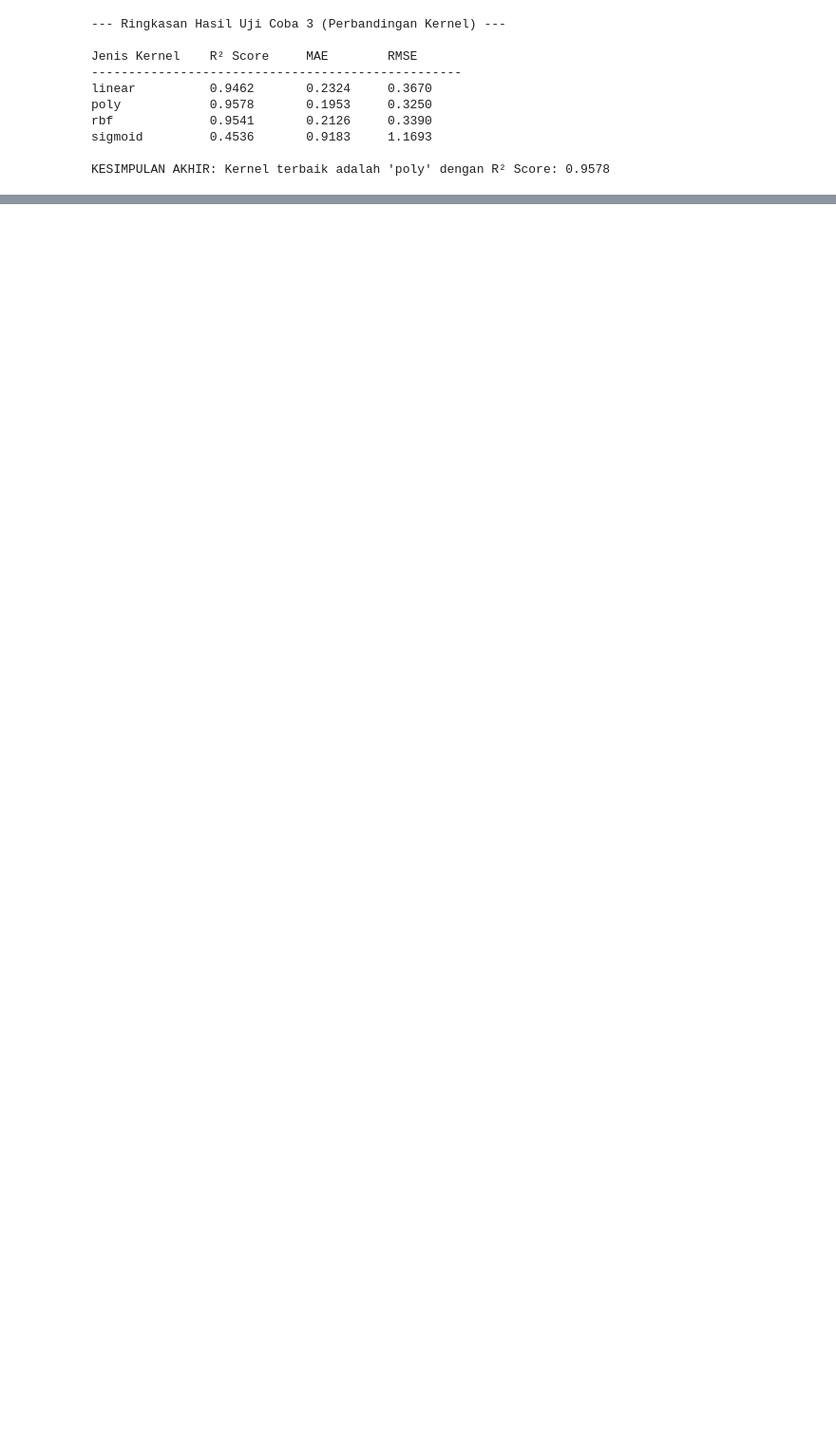
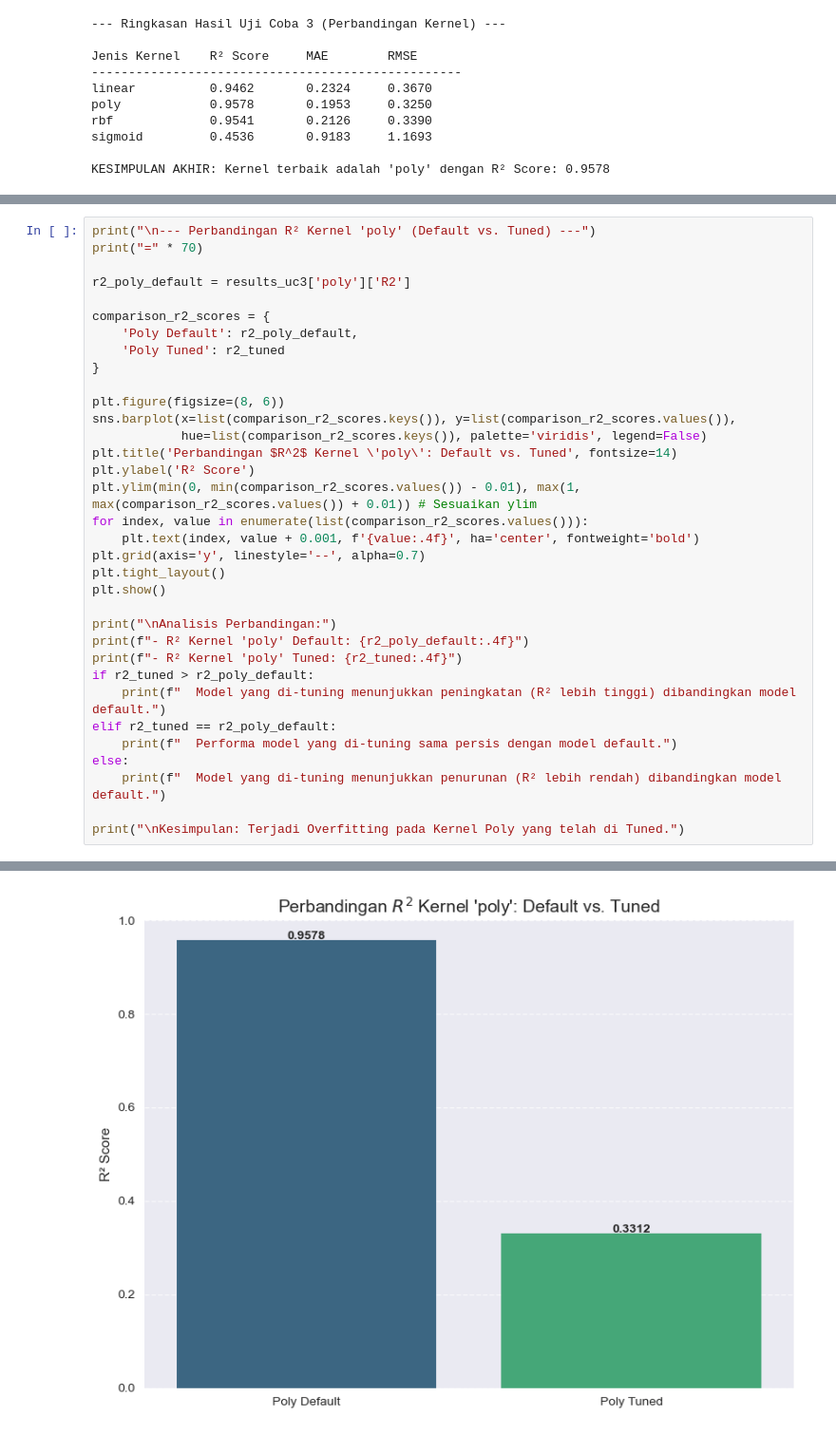
Before and after one commit to tsaqifimtinan/finalproject-kel-8-pm-d, a Jupyter notebook: svm/svm_analysis.ipynb, the cells around one changed output, grey strips where cells are left out. Shown at 95% size. Drawn from its saved outputs; the diff is of its cells as text; blank space fills up the shorter version.

```diff
--- a/svm/svm_analysis.ipynb
+++ b/svm/svm_analysis.ipynb
@@ -390,0 +484,35 @@ KESIMPULAN AKHIR: Kernel terbaik adalah 'poly' dengan R² Score: 0.9578
+# %%
+print("\n--- Perbandingan R² Kernel 'poly' (Default vs. Tuned) ---")
+print("=" * 70)
+
+r2_poly_default = results_uc3['poly']['R2']
+
+comparison_r2_scores = {
+    'Poly Default': r2_poly_default,
+    'Poly Tuned': r2_tuned
+}
+
+plt.figure(figsize=(8, 6))
+sns.barplot(x=list(comparison_r2_scores.keys()), y=list(comparison_r2_scores.values()),
+            hue=list(comparison_r2_scores.keys()), palette='viridis', legend=False)
+plt.title('Perbandingan $R^2$ Kernel \'poly\': Default vs. Tuned', fontsize=14)
+plt.ylabel('R² Score')
+plt.ylim(min(0, min(comparison_r2_scores.values()) - 0.01), max(1, max(comparison_r2_scores.values()) + 0.01)) # Sesuaikan ylim
+for index, value in enumerate(list(comparison_r2_scores.values())):
+    plt.text(index, value + 0.001, f'{value:.4f}', ha='center', fontweight='bold')
+plt.grid(axis='y', linestyle='--', alpha=0.7)
+plt.tight_layout()
+plt.show()
+
+print("\nAnalisis Perbandingan:")
+print(f"- R² Kernel 'poly' Default: {r2_poly_default:.4f}")
+print(f"- R² Kernel 'poly' Tuned: {r2_tuned:.4f}")
+if r2_tuned > r2_poly_default:
+    print(f"  Model yang di-tuning menunjukkan peningkatan (R² lebih tinggi) dibandingkan model default.")
+elif r2_tuned == r2_poly_default:
+    print(f"  Performa model yang di-tuning sama persis dengan model default.")
+else:
+    print(f"  Model yang di-tuning menunjukkan penurunan (R² lebih rendah) dibandingkan model default.")
+
+print("\nKesimpulan: Terjadi Overfitting pada Kernel Poly yang telah di Tuned.")
+# %% [output]
@@ -390,0 +521 @@ KESIMPULAN AKHIR: Kernel terbaik adalah 'poly' dengan R² Score: 0.9578
+[figure, added]
```
Also changed, not shown: parts of 4 cells of this notebook.
